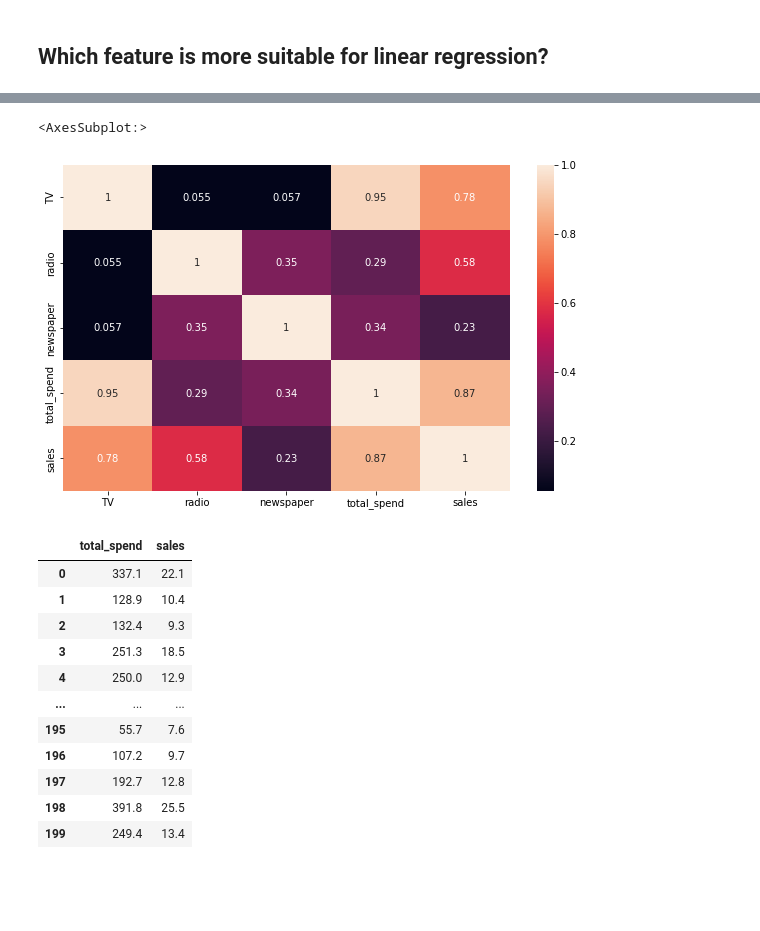
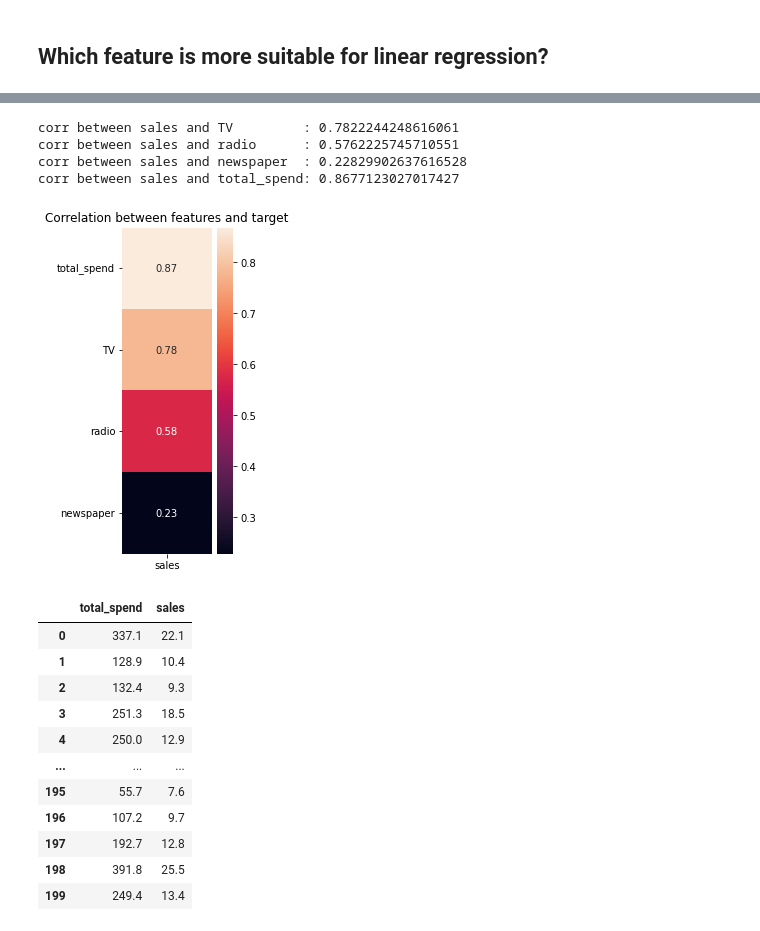
Before and after one commit to msddk/DS_Bootcamp, a Jupyter notebook: Machine Learning/Linear Regression/Simple Linear Regression.ipynb, the cells around one changed output, grey strips where cells are left out. Drawn from its saved outputs; the diff is of its cells as text; code cells hidden in the pictures; blank space fills up the shorter version.

```diff
--- a/Machine Learning/Linear Regression/Simple Linear Regression.ipynb
+++ b/Machine Learning/Linear Regression/Simple Linear Regression.ipynb
@@ -13,7 +13,7 @@ warnings.filterwarnings('ignore')
 # %% [markdown]
 ## Read Dataset
 # %%
-df = pd.read_csv("../Advertising.csv")
+df = pd.read_csv("https://raw.githubusercontent.com/msddk/DS_Bootcamp/main/Machine%20Learning/Linear%20Regression/Advertising.csv",)
 df
 # %% [output]
 |  | TV | radio | newspaper | sales |
@@ -113,8 +104,20 @@ corr between sales and total_spend :  0.8677123027017427
+# %%
+for i in df.drop(columns="sales"):
+    print(f"corr between sales and {i:<11}: {df[i].corr(df.sales)}")
+# %% [output]
+corr between sales and TV         : 0.7822244248616061
+corr between sales and radio      : 0.5762225745710551
+corr between sales and newspaper  : 0.22829902637616528
+corr between sales and total_spend: 0.8677123027017427
 # %%
-sns.heatmap(df.corr(), annot=True)
+# sns.heatmap(df.corr(), annot=True)
-# %% [output]
-<AxesSubplot:>
-[figure, removed]
+# %%
+plt.figure(figsize=(2,6))
+sns.heatmap(df.corr()[['sales']].sort_values(by='sales',ascending=False).drop(labels="sales",axis=0), annot=True)
+plt.title("Correlation between features and target")
+plt.yticks(rotation=0);
+# %% [output]
+[figure, added]
 # %%
 df = df[["total_spend", "sales"]]
 df
```
Also changed, not shown: parts of 26 cells of this notebook.
